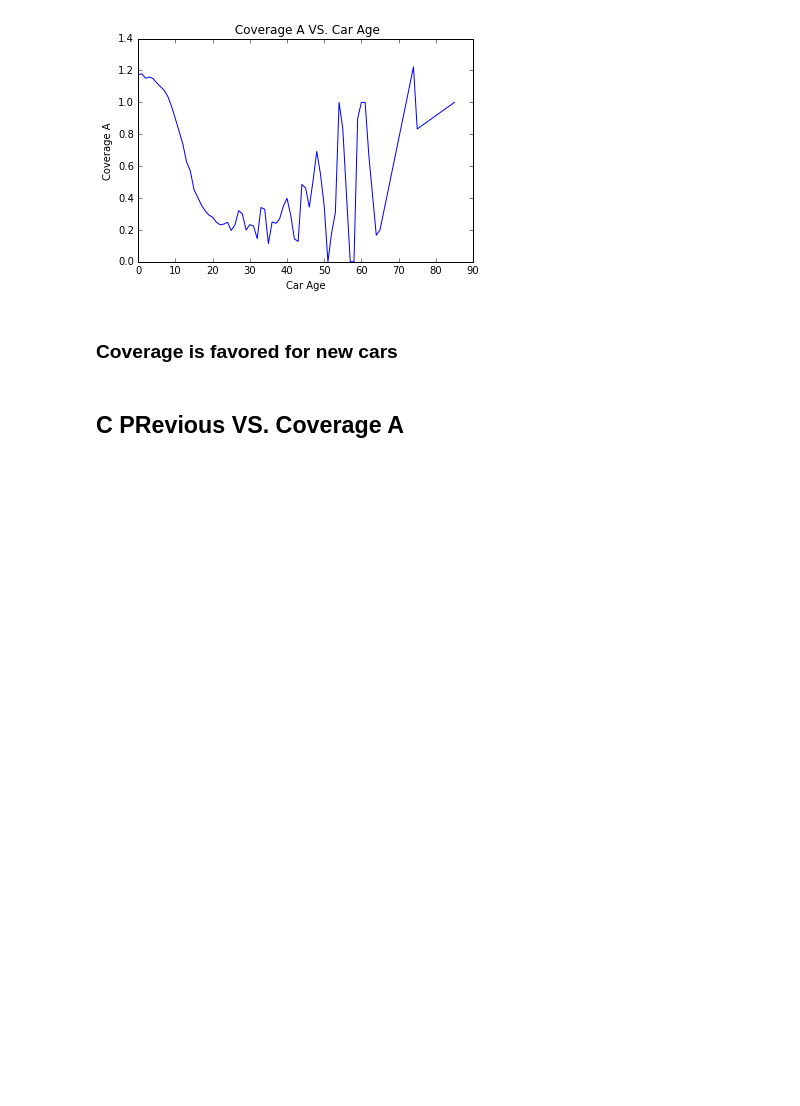
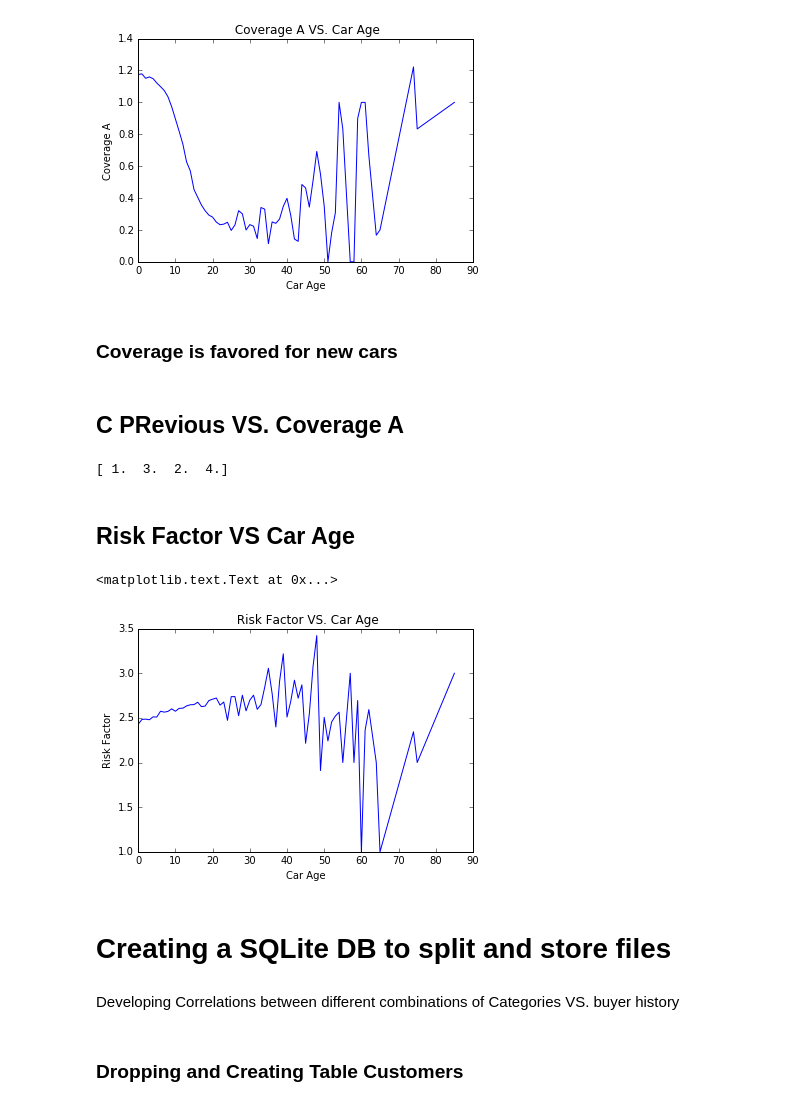
Before and after one commit to SimplifyData/Allstate-Purchase-Prediction-Challenge, a Jupyter notebook: AllState_Predict.ipynb, the cells around one changed output. Drawn from its saved outputs; the diff is of its cells as text; code cells hidden in the pictures; blank space fills up the shorter version.

Commit message:
Exploring and Analyzing the Data. After inspecting the categories. I have decided to break the data down into section by storing it on SQLite for granular inscepton.

```diff
--- a/AllState_Predict.ipynb
+++ b/AllState_Predict.ipynb
@@ -195,7 +221,7 @@ dtype: float64
 # %% [markdown]
 ### C PRevious imputing Null Values
 # %%
-train_data.loc[train_data["C_previous"].isnull(),"C_previous"] = 2.444718
+train_data.loc[train_data["C_previous"].isnull(),"C_previous"] = train_data["C_previous"].mode()[0]
 # %%
 print train_data["C_previous"].isnull().mean()
 # %% [output]
@@ -411,3 +452,22 @@ pylab.title(" Coverage A VS. Car Age")
 #print train_data[["A","C_previous"]].groupby("C_previous")
 # %%
 print train_data["C_previous"].unique()
+# %% [output]
+[ 1.  3.  2.  4.]
+# %% [markdown]
+## Risk Factor VS Car Age
+# %%
+pylab.plot(train_data[["risk_factor","car_age"]].groupby("car_age").mean())
+
+pylab.xlabel("Car Age")
+
+pylab.ylabel("Risk Factor")
+
+pylab.title(" Risk Factor VS. Car Age")
+# %% [output]
+<matplotlib.text.Text at 0x...>
+[figure, added]
+# %% [markdown]
+# Creating a SQLite DB to split and store files
+# %% [markdown]
+Developing Correlations between different combinations of Categories VS. buyer history
@@ -413,0 +478,2 @@ print train_data["C_previous"].unique()
+# %% [markdown]
+### Dropping  and Creating Table Customers
```
Also changed, not shown: parts of 13 cells of this notebook, 2 other files.
